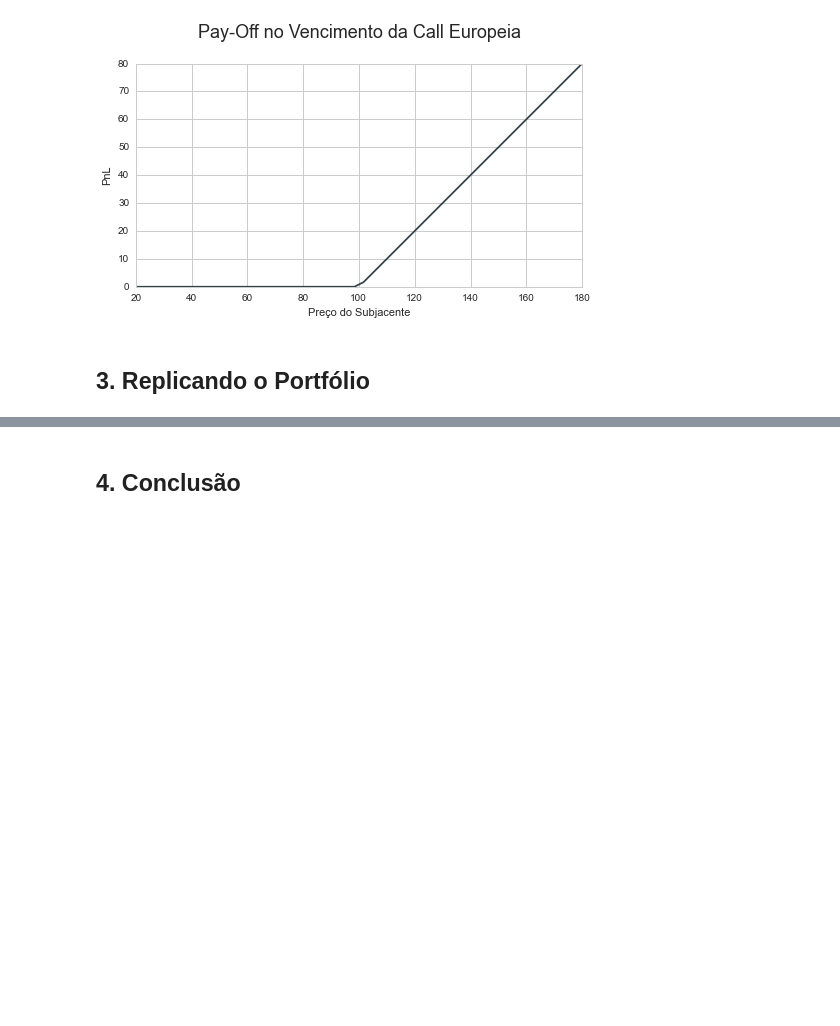
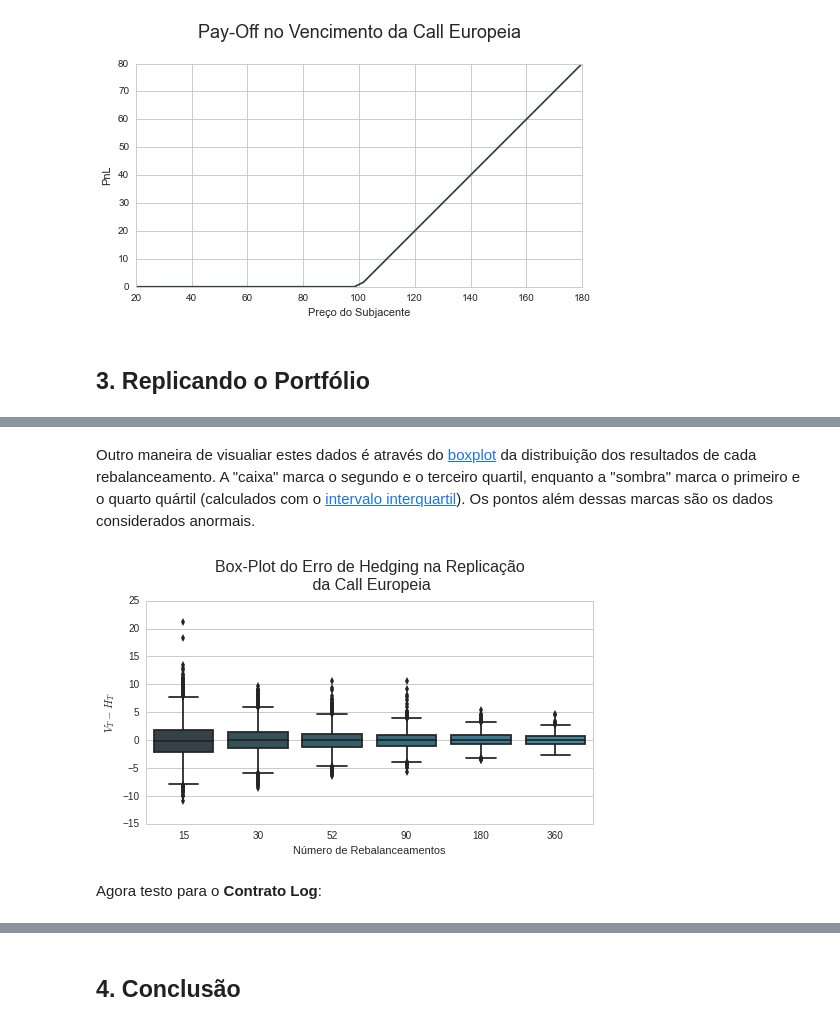
Before and after one commit to ucaiado/Replicating_Strategy, a Jupyter notebook: UiraCaiadoEx01.ipynb, the cells around one changed output, grey strips where cells are left out. Saved outputs shown, nothing was run; the diff lists cells and outputs as text; code cells hidden in the pictures; blank space fills up the shorter version.

```diff
--- a/UiraCaiadoEx01.ipynb
+++ b/UiraCaiadoEx01.ipynb
@@ -1384,0 +1427,8 @@ df.columns = ["St", "Vt", "Delta", "DeltaS", "PhiB"]
+# %% [markdown]
+Outro maneira de visualiar estes dados é através do [boxplot](https://en.wikipedia.org/wiki/Box_plot) da distribuição dos resultados de cada rebalanceamento. A "caixa" marca o segundo e o terceiro quartil, enquanto a "sombra" marca o primeiro e o quarto quártil (calculados com o [intervalo interquartil](http://datapigtechnologies.com/blog/index.php/highlighting-outliers-in-your-data-with-the-tukey-method/)). Os pontos além dessas marcas são os dados considerados anormais.
+# %%
+box_plot_err(EuropianCall, df)
+# %% [output]
+[figure, added]
+# %% [markdown]
+Agora testo para o **Contrato Log**:
```
Also changed, not shown: parts of 63 cells of this notebook, 6 other files.
